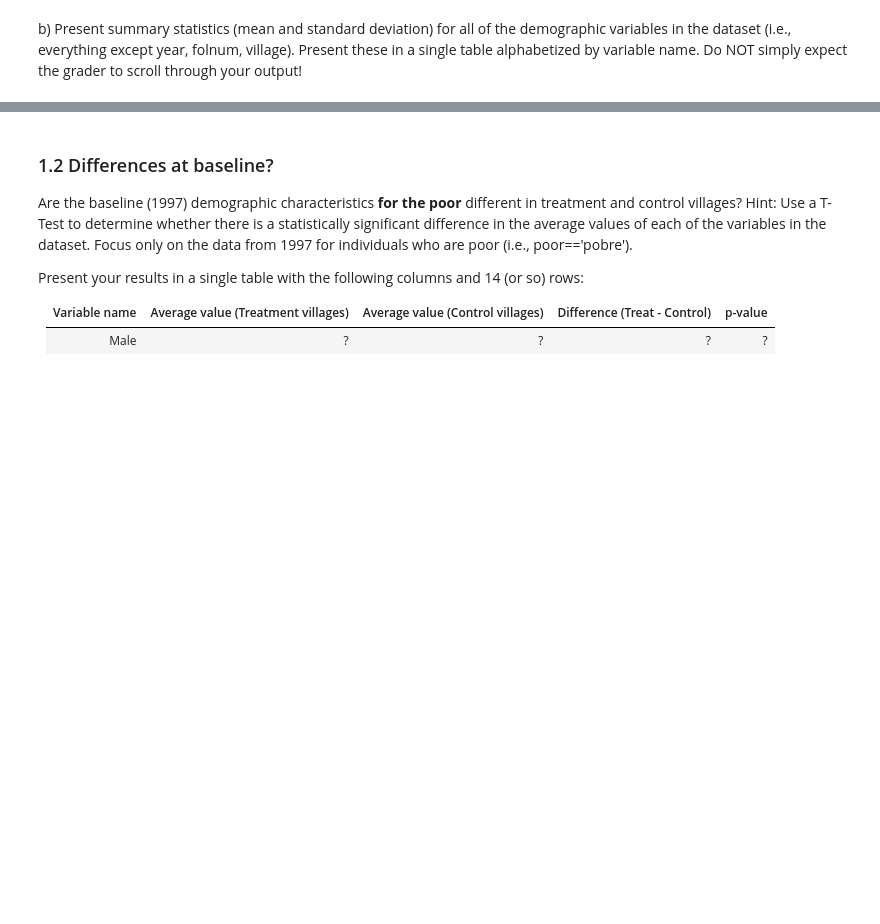
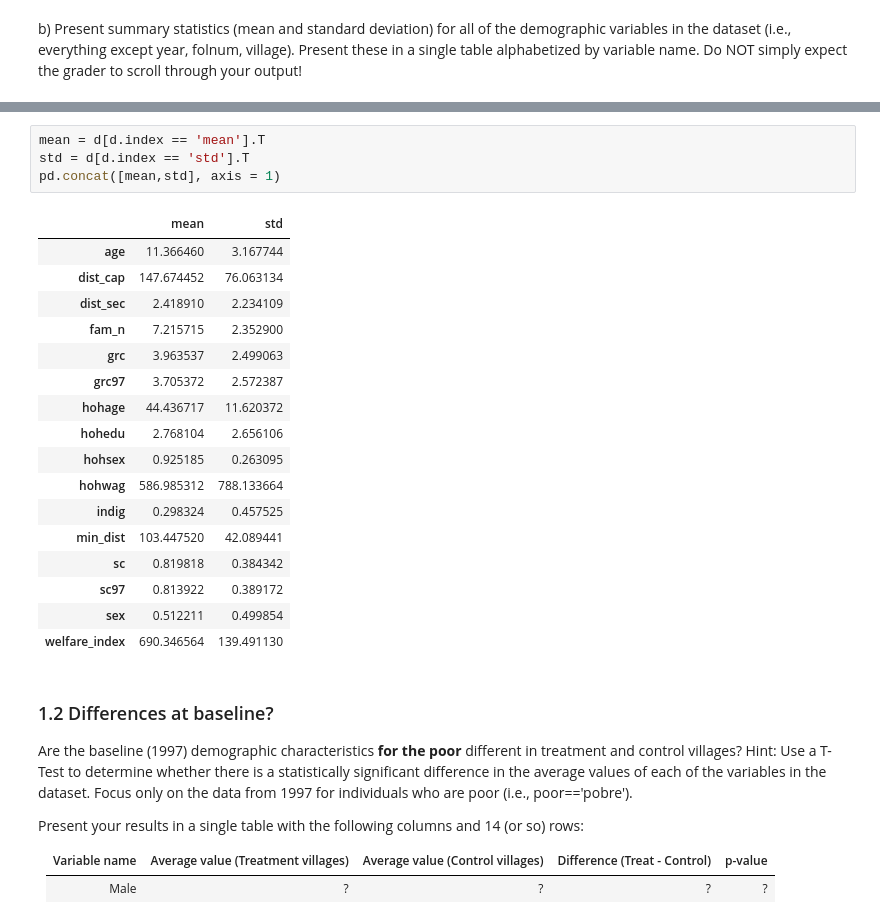
Before and after one commit to abhi32ag/Data_Science_2, a Jupyter notebook: Assignments/Problem_Set_2/Garg-Abhinav-ps2.ipynb, the cells around one changed output, grey strips where cells are left out. Saved outputs shown, nothing was run; the diff lists cells and outputs as text; blank space fills up the shorter version.

```diff
--- a/Assignments/Problem_Set_2/Garg-Abhinav-ps2.ipynb
+++ b/Assignments/Problem_Set_2/Garg-Abhinav-ps2.ipynb
@@ -107,6 +107,28 @@ d
 | 50% | 11.000000 | 132.001494 | 2.279000 | 7.000000 | 4.000000 | 4.000000 | 43.000000 | 2.000000 | 1.000000 | 500.000000 | 0.000000 | ... |
 | 75% | 14.000000 | 184.445225 | 3.582000 | 9.000000 | 6.000000 | 6.000000 | 51.000000 | 4.000000 | 1.000000 | 750.000000 | 1.000000 | ... |
 | max | 17.000000 | 359.774457 | 14.879000 | 24.000000 | 14.000000 | 14.000000 | 98.000000 | 20.000000 | 1.000000 | 14000.000000 | 1.000000 | ... |
+# %%
+mean = d[d.index == 'mean'].T
+std = d[d.index == 'std'].T
+pd.concat([mean,std], axis = 1)
+# %% [output]
+|  | mean | std |
+| age | 11.366460 | 3.167744 |
+| dist_cap | 147.674452 | 76.063134 |
+| dist_sec | 2.418910 | 2.234109 |
+| fam_n | 7.215715 | 2.352900 |
+| grc | 3.963537 | 2.499063 |
+| grc97 | 3.705372 | 2.572387 |
+| hohage | 44.436717 | 11.620372 |
+| hohedu | 2.768104 | 2.656106 |
+| hohsex | 0.925185 | 0.263095 |
+| hohwag | 586.985312 | 788.133664 |
+| indig | 0.298324 | 0.457525 |
+| min_dist | 103.447520 | 42.089441 |
+| sc | 0.819818 | 0.384342 |
+| sc97 | 0.813922 | 0.389172 |
+| sex | 0.512211 | 0.499854 |
+| welfare_index | 690.346564 | 139.491130 |
 # %% [markdown]
 ### 1.2 Differences at baseline?
 
```
Also changed, not shown: parts of 1 cell of this notebook, 1 other file.
